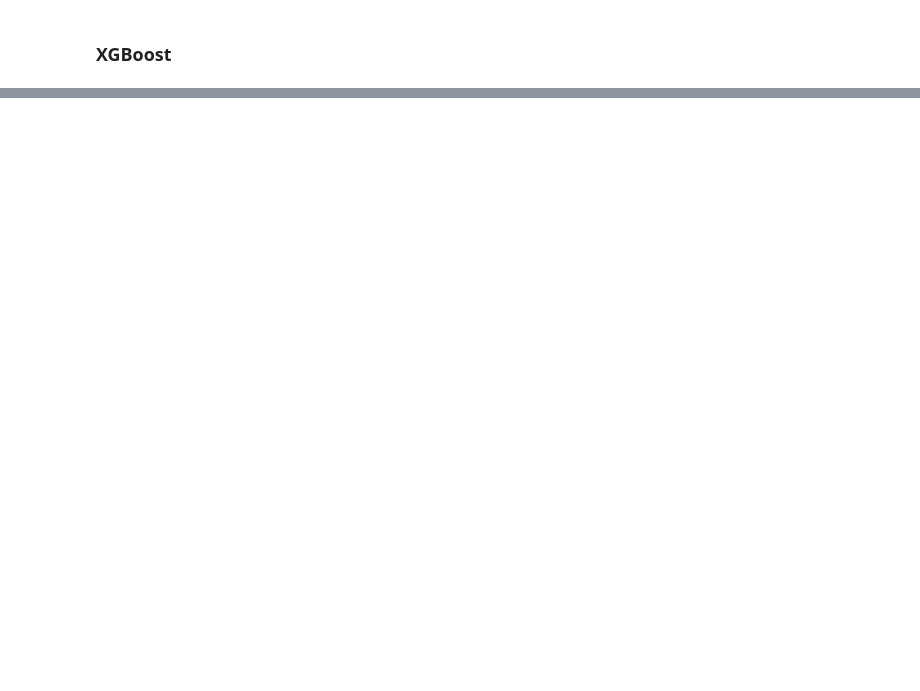
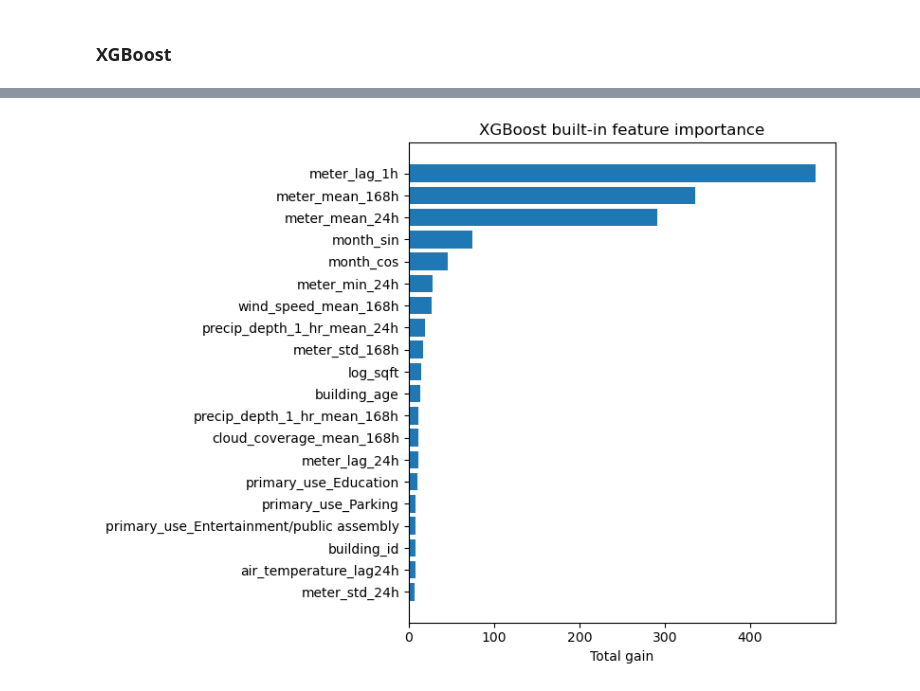
Before and after one commit to ss7172/MLforClimate, a Jupyter notebook: feature_based_models.ipynb, the cells around one changed output, grey strips where cells are left out. Saved outputs shown, nothing was run; the diff lists cells and outputs as text; code cells hidden in the pictures; blank space fills up the shorter version.

```diff
--- a/feature_based_models.ipynb
+++ b/feature_based_models.ipynb
@@ -355,0 +441,26 @@ XGBoost  RMSE_test : 55.08 kWh
+# %%
+booster = best_xgb.get_booster()
+
+
+raw_names = pre.get_feature_names_out()
+pretty_names    = [name.split("__", 1)[-1] for name in raw_names]
+
+idx2name = {f"f{idx}": pretty_names[idx] for idx in range(len(pretty_names))}
+
+gain_dict = booster.get_score(importance_type="gain")
+
+relabeled = {idx2name[k]: v for k, v in gain_dict.items()}
+
+imp_df = (
+    pd.DataFrame(relabeled.items(), columns=["feature", "gain"])
+      .sort_values("gain", ascending=False)
+)
+
+plt.figure(figsize=(8,6))
+plt.barh(imp_df.head(20)["feature"][::-1],
+         imp_df.head(20)["gain"][::-1])
+plt.xlabel("Total gain")
+plt.title("XGBoost built‑in feature importance")
+plt.tight_layout(); plt.show()
+# %% [output]
+[figure, added]
```
Also changed, not shown: parts of 20 cells of this notebook, 5 other files.
